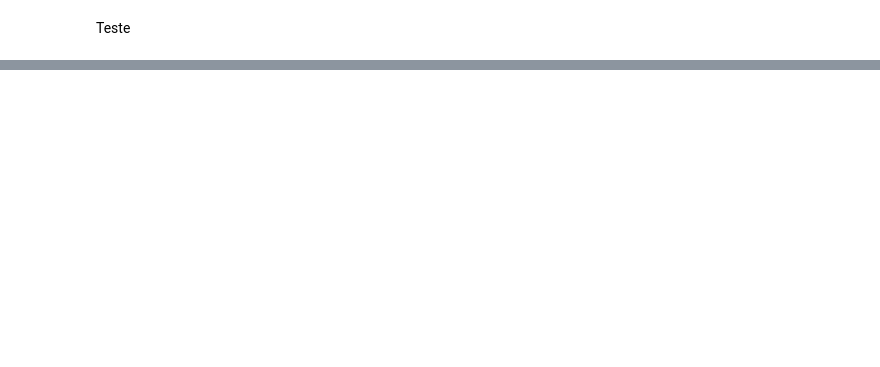
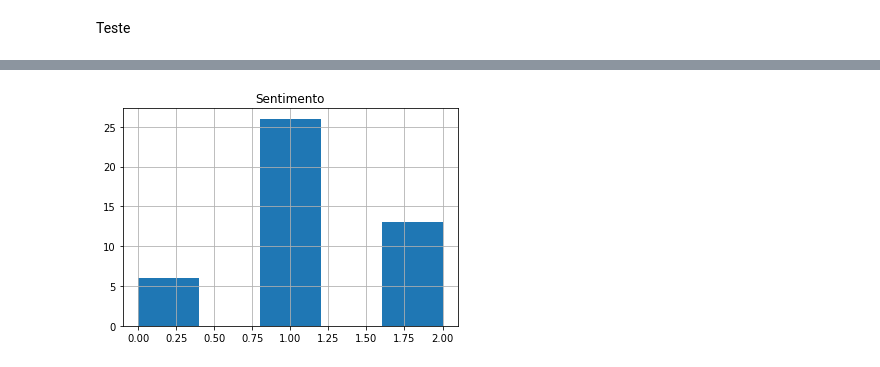
Before and after one commit to DaisonSilas/TCC, a Jupyter notebook: teste_sentilexPT.ipynb, the cells around one changed output, grey strips where cells are left out. Drawn from its saved outputs; the diff is of its cells as text; code cells hidden in the pictures; blank space fills up the shorter version.

```diff
--- a/teste_sentilexPT.ipynb
+++ b/teste_sentilexPT.ipynb
@@ -138,5 +115,5 @@ dados['Nvpolaridade'] = polaridade
 # %%
 polaridade_num = [polaridade_numero(dados['Sentimento'][ind]) for ind in dados.index]
 # %%
-dados['Predicao'] = polaridade_num
+dados['Sentimento'] = polaridade_num
 # %%
@@ -152,3 +151,5 @@ dados
 # %%
-dados.hist(column='Predicao', bins=5)
+dados.hist(column='Sentimento', bins=5)
 plt.show()
+# %% [output]
+[figure, added]
```
Also changed, not shown: parts of 13 cells of this notebook, 2 other files.
